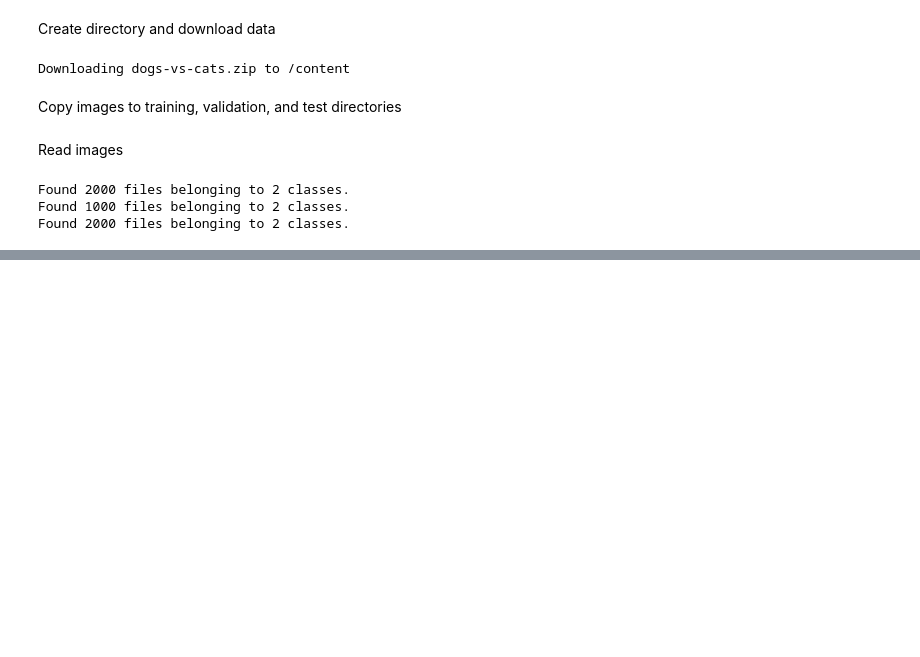
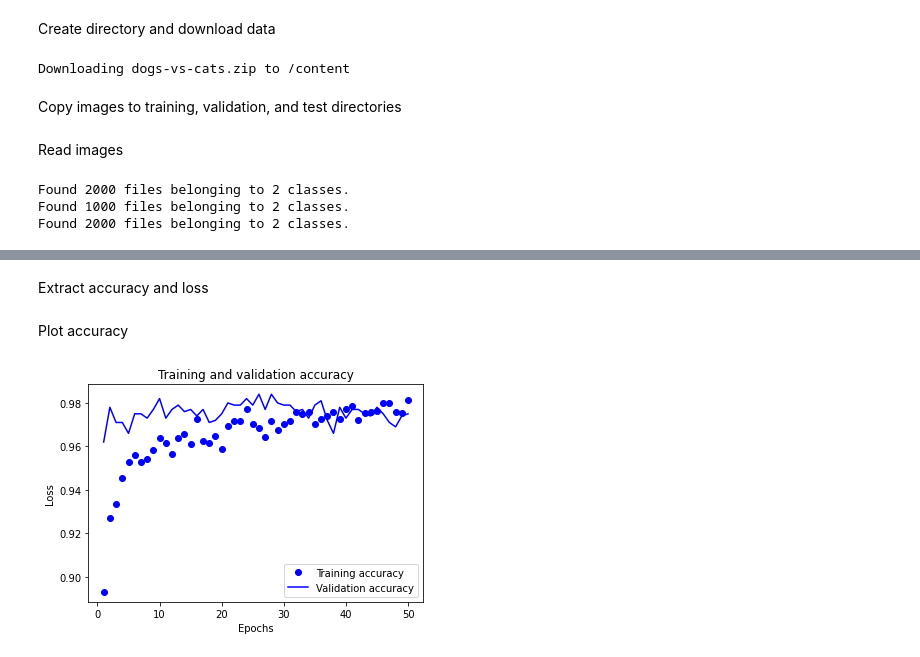
Before and after one commit to diegosol127/CSCE-636-Deep-Learning, a Jupyter notebook: Homework/CSCE_636_HW05_Sol.ipynb, the cells around one changed output, grey strips where cells are left out. Drawn from its saved outputs; the diff is of its cells as text; code cells hidden in the pictures; blank space fills up the shorter version.

```diff
--- a/Homework/CSCE_636_HW05_Sol.ipynb
+++ b/Homework/CSCE_636_HW05_Sol.ipynb
@@ -106,0 +216,5 @@ Downloading data from https://storage.googleapis.com/tensorflow/keras-applicatio
+# %%
+test_model = keras.models.load_model(
+    "feature_extraction.keras")
+test_loss, test_acc = test_model.evaluate(test_features,test_labels)
+print(f"Test accuracy: {test_acc:.3f}")
@@ -106,0 +228,7 @@ Downloading data from https://storage.googleapis.com/tensorflow/keras-applicatio
+# %%
+conv_base = keras.applications.ResNet50V2(
+    include_top=False,
+    weights="imagenet",
+    pooling="avg",
+)
+conv_base.trainable = False
@@ -106,0 +257,8 @@ Downloading data from https://storage.googleapis.com/tensorflow/keras-applicatio
+# %%
+data_augmentation = keras.Sequential(
+    [
+        layers.RandomFlip("horizontal"),
+        layers.RandomRotation(0.1),
+        layers.RandomZoom(0.2),
+    ]
+)
@@ -106,0 +304,28 @@ Downloading data from https://storage.googleapis.com/tensorflow/keras-applicatio
+# %% [markdown]
+Extract accuracy and loss
+# %%
+# accuracy
+acc = history.history["accuracy"]
+val_acc = history.history["val_accuracy"]
+
+# loss
+loss = history.history["loss"]
+val_loss = history.history["val_loss"]
+
+# epochs (x-axis)
+epochs = range(1, len(acc) + 1)
+# %% [markdown]
+Plot accuracy
+# %%
+# create figure for accuracy
+fig3, ax4 = plt.subplots()
+
+ax4.plot(epochs, acc, "bo", label="Training accuracy")
+ax4.plot(epochs, val_acc, "b", label="Validation accuracy")
+ax4.set_title("Training and validation accuracy")
+ax4.set_xlabel("Epochs")
+ax4.set_ylabel("Loss")
+ax4.legend()
+plt.show()
+# %% [output]
+[figure, added]
```
Also changed, not shown: parts of 27 cells of this notebook.
